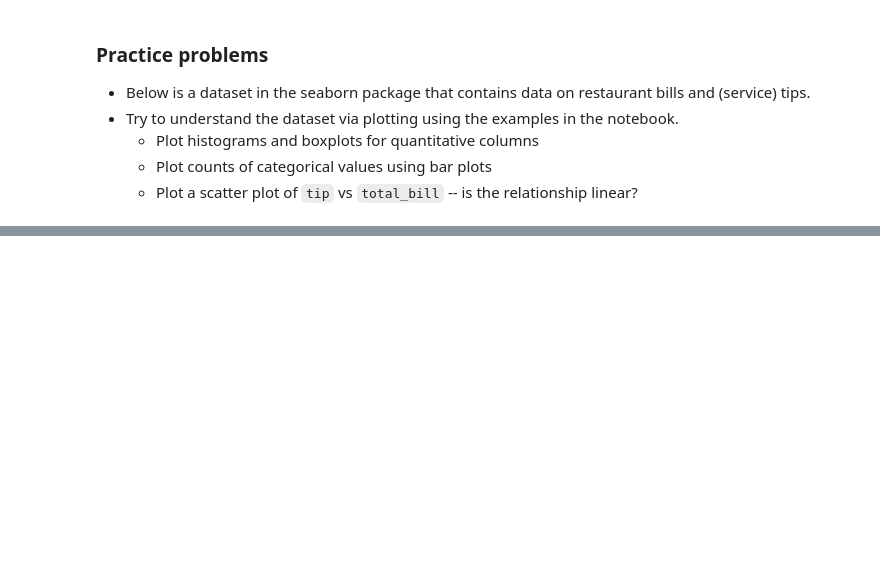
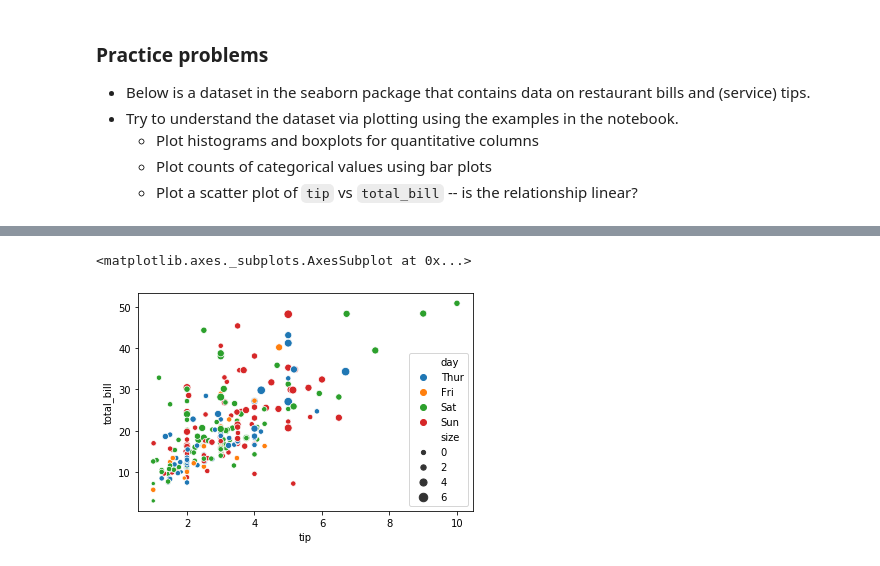
Before and after one commit to ucsd-ets/dsc80-fa20, a Jupyter notebook: Discussions/03/Discussion 03.ipynb, the cells around one changed output, grey strips where cells are left out. Drawn from its saved outputs; the diff is of its cells as text; code cells hidden in the pictures; blank space fills up the shorter version.

```diff
--- a/Discussions/03/Discussion 03.ipynb
+++ b/Discussions/03/Discussion 03.ipynb
@@ -325,3 +464,8 @@ Plot a seaborn scatterplot using the `tips` data by day. Your plotting function,
+# %%
+sns.scatterplot(data = tips, x = 'tip', y = 'total_bill', hue = 'day', size = 'size')
+# %% [output]
+<matplotlib.axes._subplots.AxesSubplot at 0x...>
+[figure, added]
 # %% [markdown]
 **Question 3**
 
```
Also changed, not shown: parts of 38 cells of this notebook, 34 other files.
